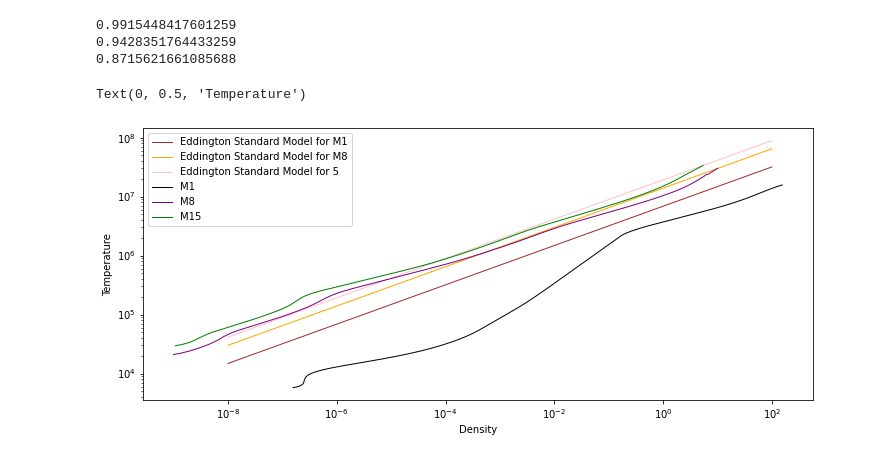
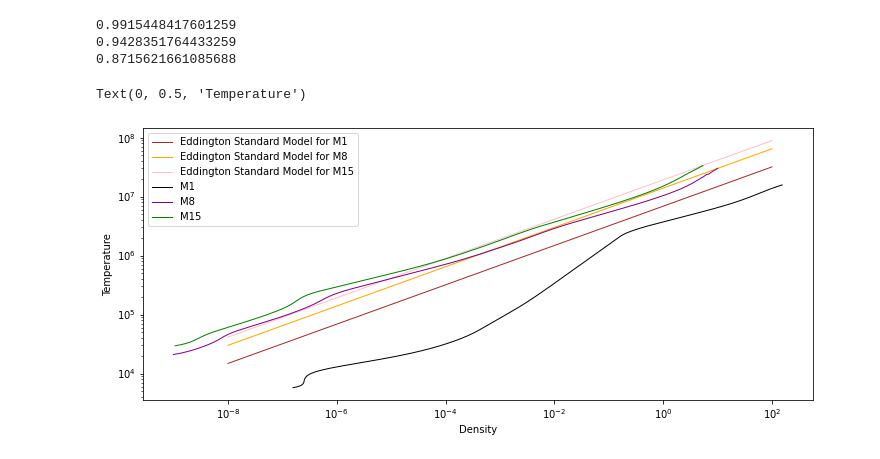
Before and after one commit to SudatKhan/ast341_hw, a Jupyter notebook: ast_hw6.ipynb, the cells around one changed output. Cells and saved outputs as stored; diff of their text form; code cells hidden in the pictures.

```diff
--- a/ast_hw6.ipynb
+++ b/ast_hw6.ipynb
@@ -118,25 +118,25 @@ print(beta_15)
 # %%
 fig = plt.figure(figsize=(12,5))
 
 def T1(rho1):
     return ((3 * N_a * kB * (1 - beta)) / (((4 * sigma) / (3*10**10)) * data4[0,5] * beta))**(1/3) * (rho1)**(1/3)
 def T2(rho1):
     return ((3 * N_a * kB * (1 - beta_8)) / (((4 * sigma) / (3*10**10)) * data5[0,5] * beta_8))**(1/3) * (rho1)**(1/3)
 def T3(rho1):
     return ((3 * N_a * kB * (1 - beta_15)) / (((4 * sigma) / (3*10**10)) * data6[0,5] * beta_15))**(1/3) * (rho1)**(1/3)
 rho1 = np.linspace(10**(-8), 10**2, 1000)
 plt.plot(rho1, T1(rho1), lw=1.0, c='brown', label= 'Eddington Standard Model for M1')
 plt.plot(rho1, T2(rho1), lw=1.0, c='orange', label= 'Eddington Standard Model for M8')
-plt.plot(rho1, T3(rho1), lw=1.0, c='pink', label= 'Eddington Standard Model for 5')
+plt.plot(rho1, T3(rho1), lw=1.0, c='pink', label= 'Eddington Standard Model for M15')
 
 plt.plot(rho, temp, lw=1, c='black', label = 'M1')
 plt.plot(rho_8, temp_8, lw=1, c='purple', label='M8' )
 plt.plot(rho_15, temp_15, lw=1, c='green', label= 'M15')
 plt.legend()
 plt.xscale('log')
 plt.yscale('log')
 plt.xlabel('Density')
 plt.ylabel('Temperature')
 # %% [output]
 Text(0, 0.5, 'Temperature')
-[figure, old version]
+[figure, new version]
```
Also changed, not shown: parts of 4 cells of this notebook.
